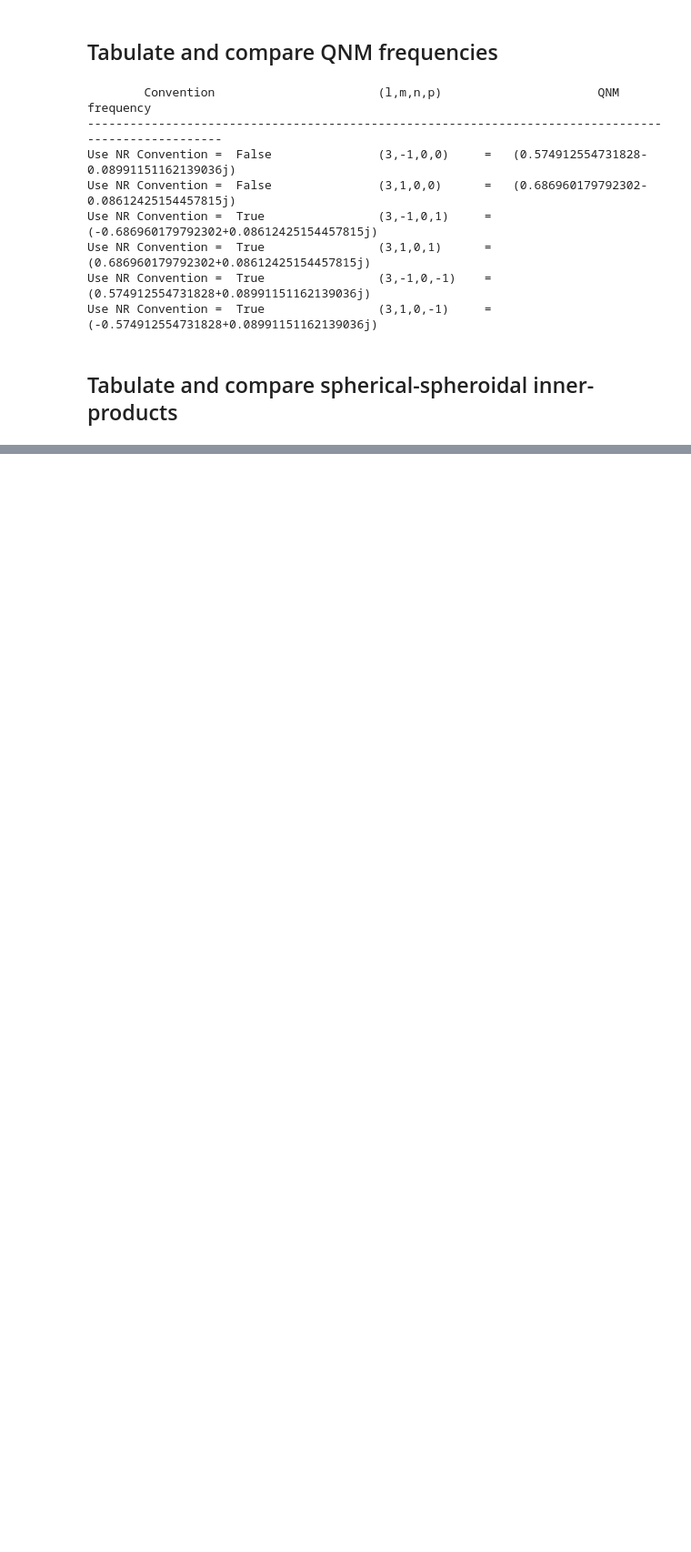
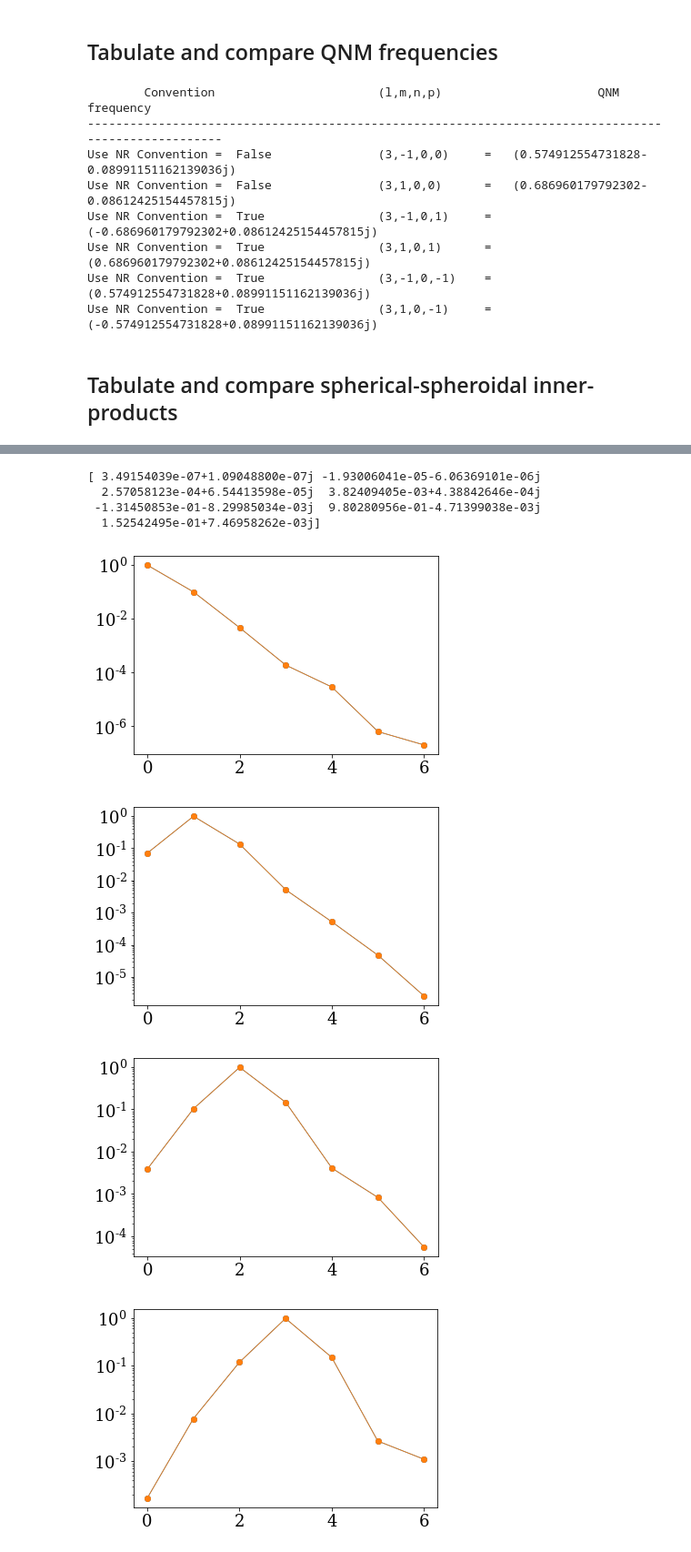
Before and after one commit to llondon6/koalas, a Jupyter notebook: examples/qnmobj_class_example.ipynb, the cells around one changed output, grey strips where cells are left out. Shown at 91% size. Saved outputs shown, nothing was run; the diff lists cells and outputs as text; code cells hidden in the pictures; blank space fills up the shorter version.

```diff
--- a/examples/qnmobj_class_example.ipynb
+++ b/examples/qnmobj_class_example.ipynb
@@ -167,0 +171,8 @@ Use NR Convention =  True                (3,1,0,-1|3,1)         =   (0.991288152
+# %%
+#
+a = 0.7
+n = 0
+p = 1
+s = -2
+m = abs(s)
+lrange = range( abs(s) ,9)
@@ -167,0 +215,23 @@ Use NR Convention =  True                (3,1,0,-1|3,1)         =   (0.991288152
+# %%
+print inv2[-2]
+# %% [output]
+[ 3.49154039e-07+1.09048800e-07j -1.93006041e-05-6.06369101e-06j
+  2.57058123e-04+6.54413598e-05j  3.82409405e-03+4.38842646e-04j
+ -1.31450853e-01-8.29985034e-03j  9.80280956e-01-4.71399038e-03j
+  1.52542495e-01+7.46958262e-03j]
+# %%
+k = 2
+
+for k,lk in enumerate(lrange):
+
+    figure()
+
+    plot( abs(ysmat1[k]),ls='-', marker='o' )
+    plot( abs(ysmat2[k]),ls='-', marker='o' )
+
+    yscale('log')
+# %% [output]
+[figure, added]
+[figure, added]
+[figure, added]
+[figure, added]
```
Also changed, not shown: parts of 11 cells of this notebook, 2 other files.
